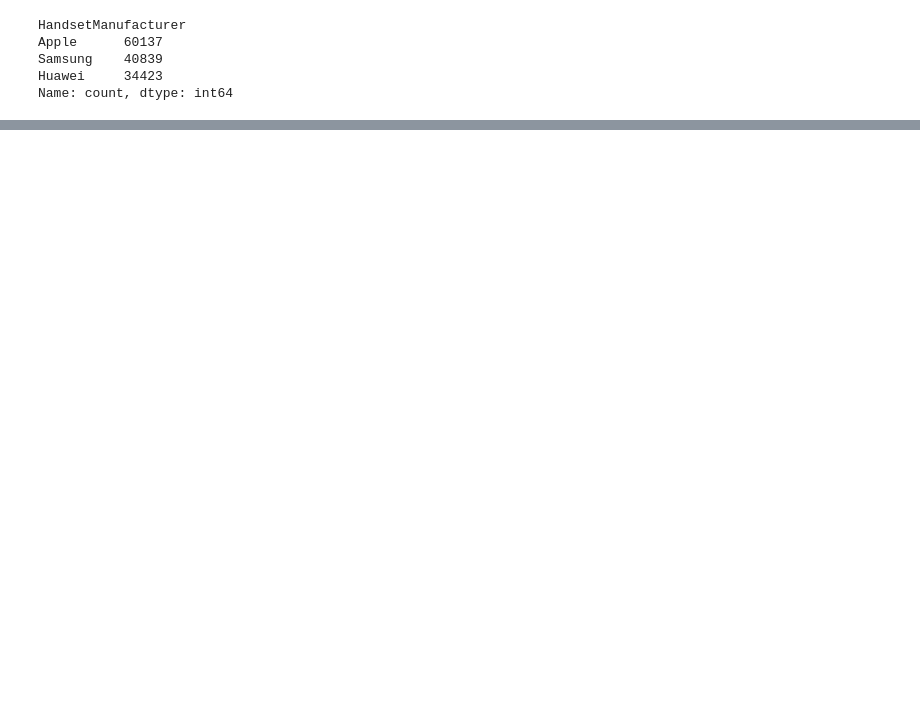
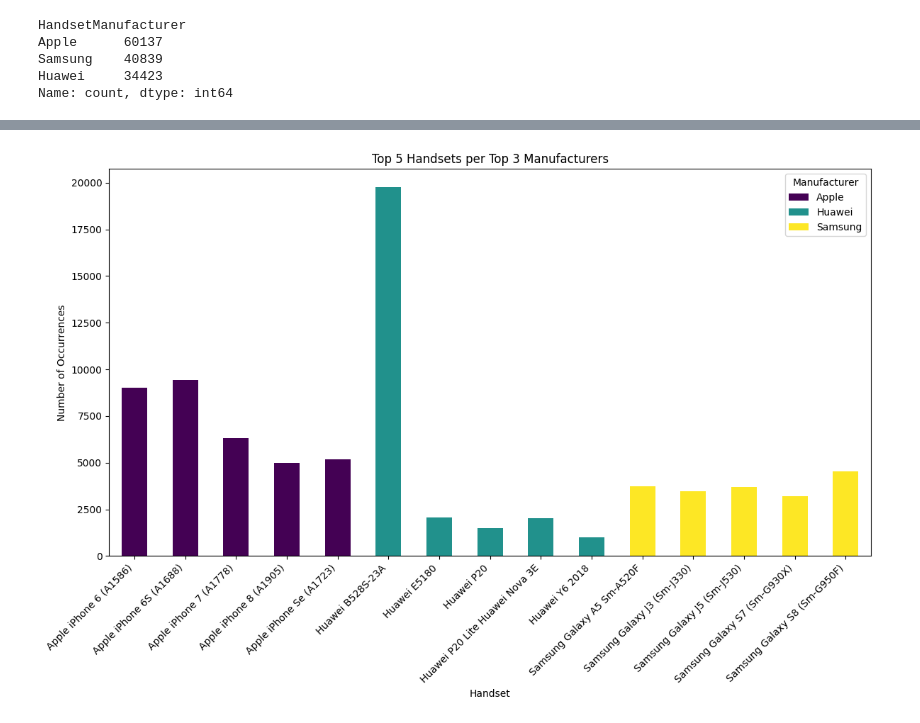
Before and after one commit to santoshdhalwalkar/Telecommunication, a Jupyter notebook: Telecommunication.ipynb, the cells around one changed output, grey strips where cells are left out. Cells and saved outputs as stored; diff of their text form; code cells hidden in the pictures; blank space fills up the shorter version.

```diff
--- a/Telecommunication.ipynb
+++ b/Telecommunication.ipynb
@@ -518,0 +537,29 @@ Name: count, dtype: int64
+# %%
+# Step 3: For each top manufacturer, find the top 5 handsets
+top_handsets_per_manufacturer = {}
+
+# Using lambda to iterate and find top 5 handsets per top 3 manufacturers
+for manufacturer in top_3_manufacturers:
+    # Filter data for the manufacturer using a lambda function
+    manufacturer_data = df[df.apply(lambda x: x['HandsetManufacturer'] == manufacturer, axis=1)]
+
+    # Count occurrences of each handset type using a lambda function
+    handset_counts = manufacturer_data.groupby('HandsetType').size().sort_values(ascending=False)
+
+    # Get the top 5 handsets
+    top_handsets = handset_counts.head(5)
+
+    # Store the results
+    top_handsets_per_manufacturer[manufacturer] = top_handsets
+
+top_handsets_per_manufacturer
+
+# Convert the top_handsets_per_manufacturer dictionary into a DataFrame
+top_handsets_df = pd.DataFrame([
+    {'Manufacturer': manufacturer, 'Handset': handset, 'Count': count}
+    for manufacturer, handsets in top_handsets_per_manufacturer.items()
+    for handset, count in handsets.items()
+])
+
+# Display the DataFrame
+print(top_handsets_df)
@@ -518,0 +605,18 @@ Name: count, dtype: int64
+# %%
+# Pivot the DataFrame for easier plotting
+pivot_df = top_handsets_df.pivot(index='Handset', columns='Manufacturer', values='Count')
+
+# Plot a stacked bar chart
+pivot_df.plot(kind='bar', stacked=True, figsize=(12, 8), colormap='viridis')
+
+# Add labels and title
+plt.title('Top 5 Handsets per Top 3 Manufacturers')
+plt.xlabel('Handset')
+plt.ylabel('Number of Occurrences')
+plt.xticks(rotation=45, ha='right')
+plt.legend(title='Manufacturer')
+
+plt.tight_layout()
+plt.show()
+# %% [output]
+[figure, added]
```
Also changed, not shown: parts of 13 cells of this notebook.
